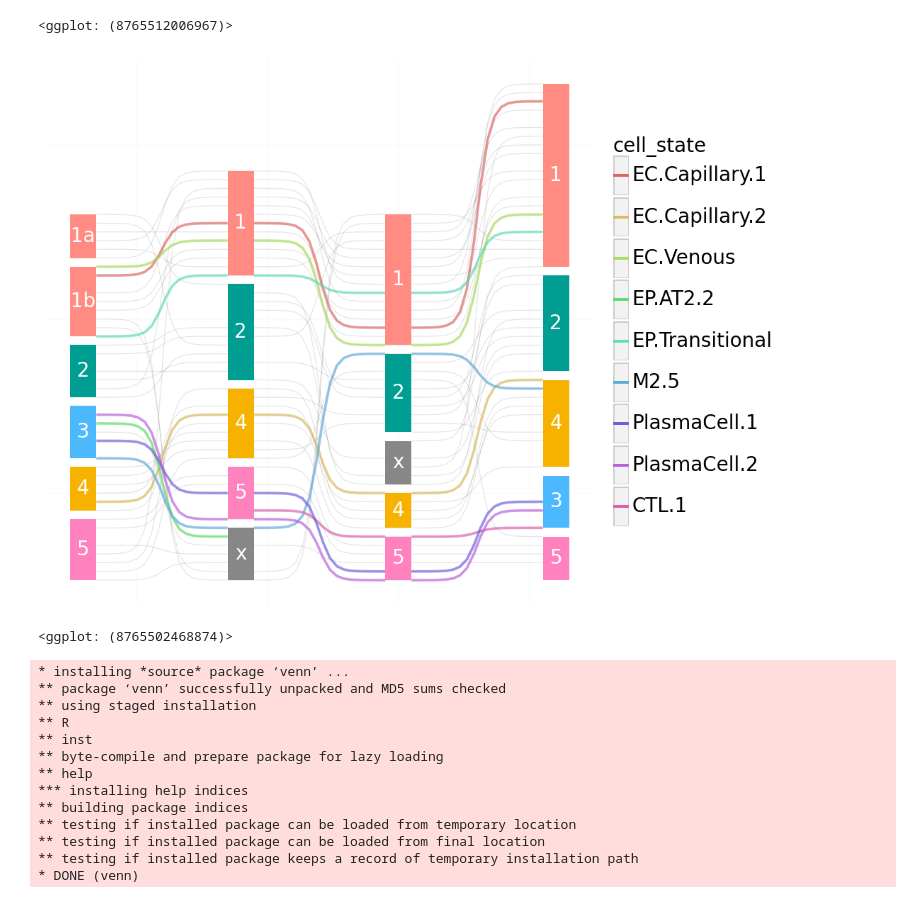
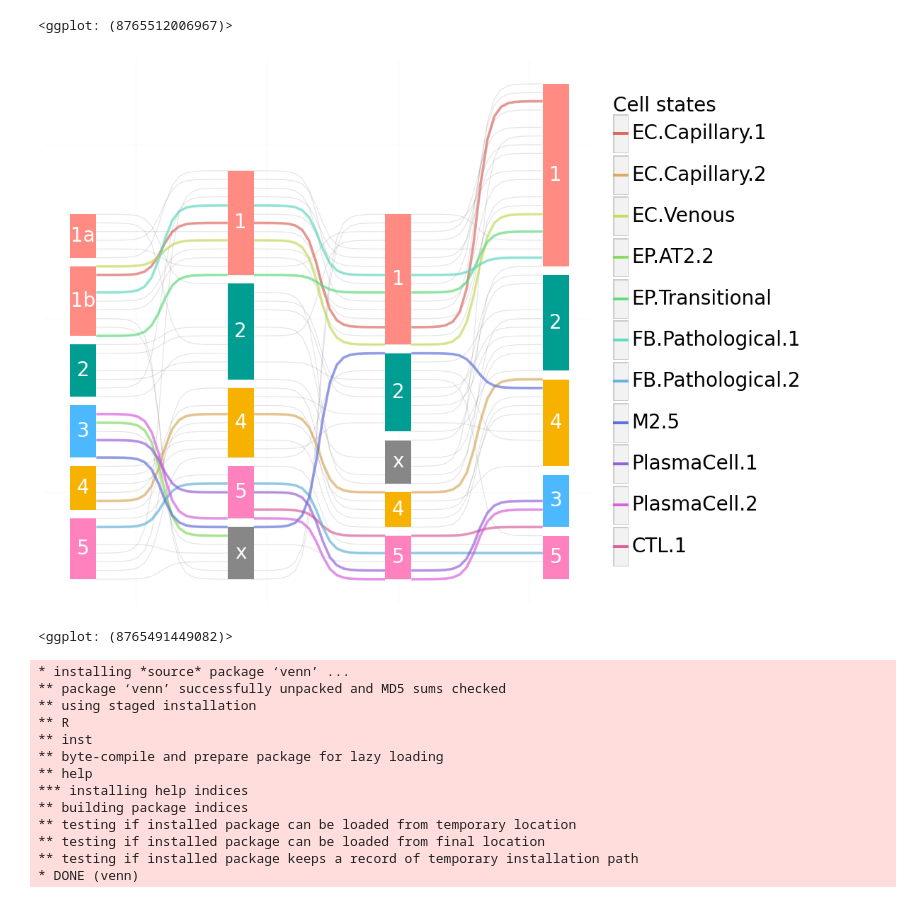
Before and after one commit to thjimmylee/UKCIC-COVID19-paper-figures, a Jupyter notebook: spatial_1/notebooks/Figure5.ipynb, the cells around one changed output. Drawn from its saved outputs; the diff is of its cells as text; code cells hidden in the pictures.

Commit message:
inhouse sankey plot with cleaned functions

```diff
--- a/spatial_1/notebooks/Figure5.ipynb
+++ b/spatial_1/notebooks/Figure5.ipynb
@@ -269,7 +269,7 @@ p4
 # %%
 plotnine.options.figure_size=(10,10)
 
-candidate_cell_states = ["FB.Pathological 2", "PlasmaCell.1", "CTL.1", "CTL.2", "PlasmaCell.2", "EP.AT2.2", "M2.5", "EC.Capillary.1", "EC.Venous", "EP.Transitional", "EC.Capillary.2", "NK.6", "M2.2"]
+candidate_cell_states = ["FB.Pathological.1","FB.Pathological.2", "PlasmaCell.1", "CTL.1", "CTL.2", "PlasmaCell.2", "EP.AT2.2", "M2.5", "EC.Capillary.1", "EC.Venous", "EP.Transitional", "EC.Capillary.2", "NK.6", "M2.2"]
 
 pres_box, new_order_1 = generateRectBoxDF(
     nmf_pres.Cellstate.unique()[nmf_pres.cell_state_dendrogram.unique()][::-1],
@@ -372,36 +372,37 @@ all_pres2odad= all_pres2odad.append(sankeyPlotsLineDF(
     geom_line(data = cell_lines_mdad2odad, mapping = aes(x = "x", y = "y", colour = "cell_state"), alpha =  .6, size = 1.5) +
     geom_rect(data = pres_box, mapping = aes(xmin="x1", xmax="x2", ymin="y1", ymax="y2", fill = "niche")) +
     geom_text(data = pres_box, mapping = aes(x="x_text", y="y_text", label="niche"), size=20, colour = "white") +
     geom_rect(data = edad_box, mapping = aes(xmin="x1", xmax="x2", ymin="y1", ymax="y2", fill = "niche")) +
     geom_text(data = edad_box, mapping = aes(x="x_text", y="y_text", label="niche"), size=20, colour = "white") +
     geom_rect(data = mdad_box, mapping = aes(xmin="x1", xmax="x2", ymin="y1", ymax="y2", fill = "niche")) +
     geom_text(data = mdad_box, mapping = aes(x="x_text", y="y_text", label="niche"), size=20, colour = "white") +
     geom_rect(data = odad_box, mapping = aes(xmin="x1", xmax="x2", ymin="y1", ymax="y2", fill = "niche")) +
     geom_text(data = odad_box, mapping = aes(x="x_text", y="y_text", label="niche"), size=20, colour = "white") +
 #     stat_smooth(method="loess", span=0.1, se=True, alpha=0.3) +
     theme_bw() +
     theme(axis_text_x = element_blank(),
           axis_text_y = element_blank(),
           axis_title_x = element_blank(),
           axis_title_y = element_blank(),
           axis_ticks_major_x = element_blank(),
           axis_ticks_major_y = element_blank(),
           panel_grid_major_x = element_blank(),
           panel_grid_major_y = element_blank(),
 #           strip_background_x= element_blank(),
 #           strip_text_x = element_text(size = 20),
           panel_border = element_blank(),
           panel_spacing_x = .5,
           panel_spacing_y = .2,
           legend_position = "right" ,
           legend_key_height=40,
           legend_title = element_text(size = 20),
           legend_text = element_text(size = 20) ) +
-    scale_fill_manual(values =[micro_colour_dict.get(micro) for micro in ["1a", "1b", "2", "3", "4", "5", "1", "x"]], guide = False )
+    scale_fill_manual(values =[micro_colour_dict.get(micro) for micro in ["1a", "1b", "2", "3", "4", "5", "1", "x"]], guide = False )+
+    guides(colour=guide_legend(title="Cell states"))
 )
 # %% [output]
-[figure, old version]
+[figure, new version]
-<ggplot: (8765502468874)>
+<ggplot: (8765491449082)>
 # %%
 import anndata2ri
 anndata2ri.activate()
```
